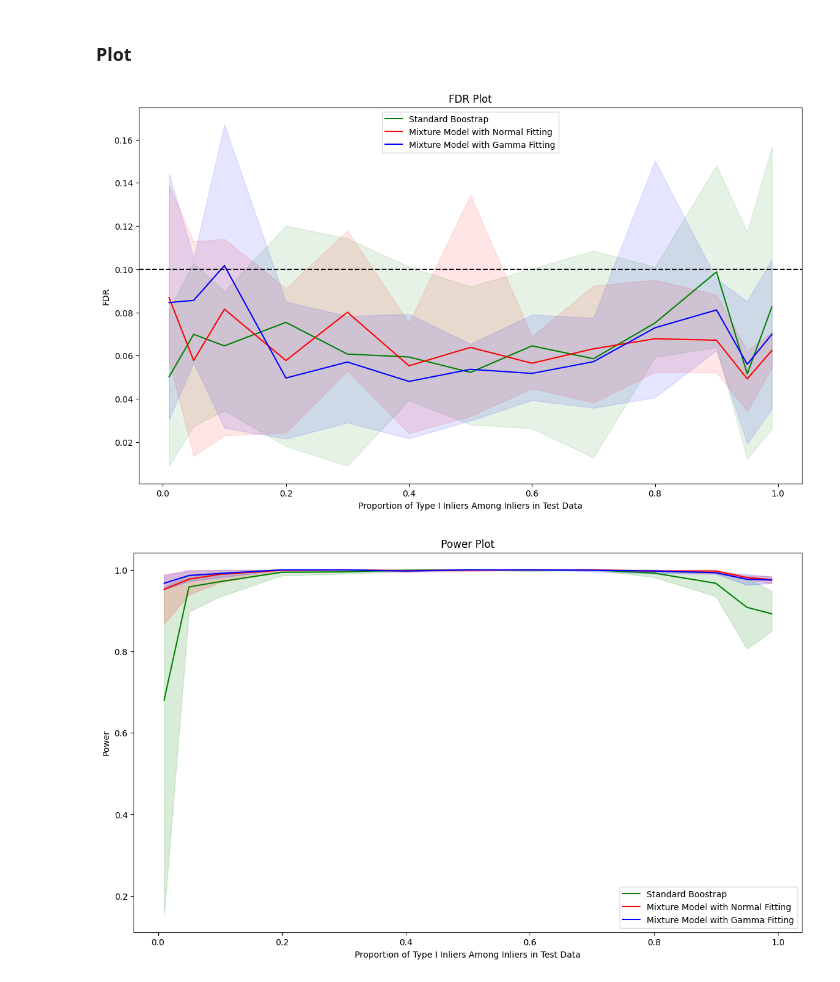
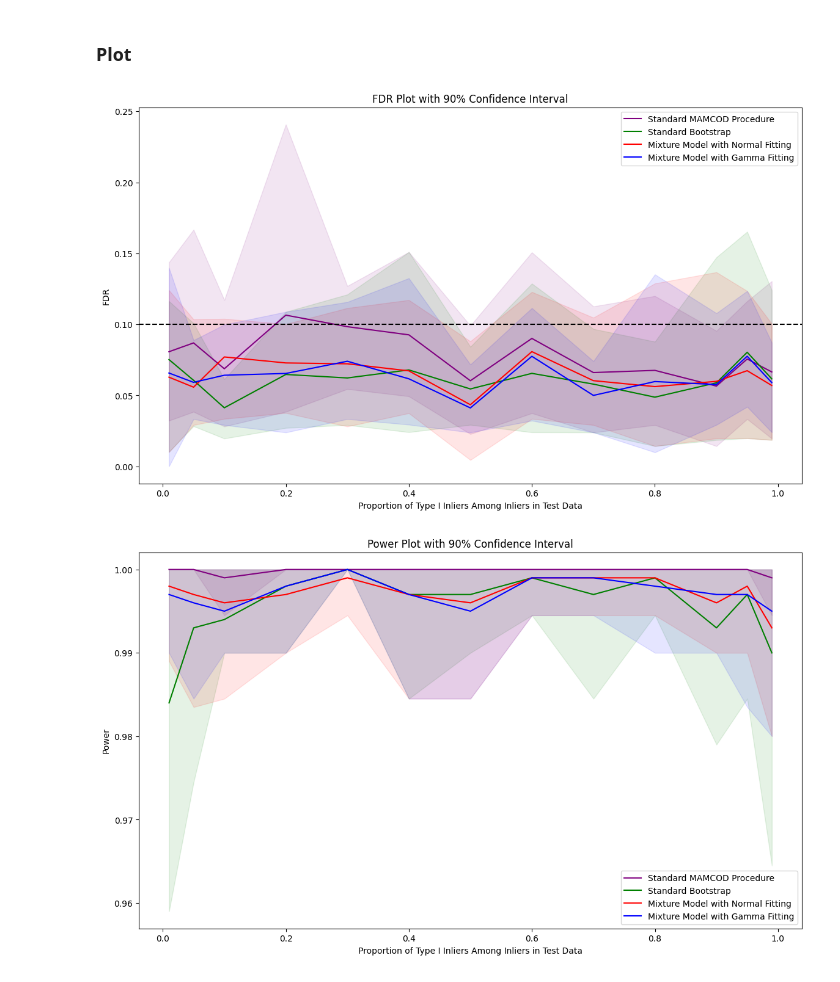
Before and after one commit to Des11111/Multi-Class-Outlier-Detection, a Jupyter notebook: notebooks/Main_Procedure_Pomegranated_SVM.ipynb, the cells around one changed output. Drawn from its saved outputs; the diff is of its cells as text; code cells hidden in the pictures.

```diff
--- a/notebooks/Main_Procedure_Pomegranated_SVM.ipynb
+++ b/notebooks/Main_Procedure_Pomegranated_SVM.ipynb
@@ -67,9 +63,9 @@ a_signal = 4
 # Training, Calibration, and Test data
 n_in_train = [500,500]
 n_in_cal = [500, 500]
-num_in_test = 1800
-n_in_test = [1710, 90]
-n_out_test = 200
+num_in_test = 900
+n_in_test = [855, 45]
+n_out_test = 100
 n_test = sum(n_in_test) + n_out_test
 
 # Calculate the proportions of each type of inliers in the calibration and test data
@@ -95,24 +91,28 @@ oneclass_classifier = OneClassSVM(gamma='auto')
 # %%
 # Store results
 mean_fdr = {
+    'MAMCOD': [],
     'standard_bootstrap': [],
     'normal': [],
     'gamma': []
 }
 
 ci_fdr = {
+    'MAMCOD': [],
     'standard_bootstrap': [],
     'normal': [],
     'gamma': []
 }
 
 mean_power = {
+    'MAMCOD': [],
     'standard_bootstrap': [],
     'normal': [],
     'gamma': []
 }
 
 ci_power = {
+    'MAMCOD': [],
     'standard_bootstrap': [],
     'normal': [],
     'gamma': []
@@ -214,44 +232,48 @@ for rho in rho_values:
 # %% [markdown]
 ### Plot
 # %%
-# Plotting FDR
 plt.figure(figsize=(14, 8))
 
-plt.plot(rho_values, mean_fdr['standard_bootstrap'], label='Standard Boostrap', color='g', linestyle='-')
-plt.fill_between(rho_values, [ci[0] for ci in ci_fdr['standard_bootstrap']], [ci[1] for ci in ci_fdr['standard_bootstrap']], color='g', alpha=0.1)
+plt.plot(rho_values, mean_fdr['MAMCOD'], label='Standard MAMCOD Procedure', color='purple', linestyle='-')
+plt.fill_between(rho_values, [ci[0] for ci in ci_fdr['MAMCOD']], [ci[1] for ci in ci_fdr['MAMCOD']], color='purple', alpha=0.1)
 
-plt.plot(rho_values, mean_fdr['normal'], label='Mixture Model with Normal Fitting', color='r', linestyle='-')
-plt.fill_between(rho_values, [ci[0] for ci in ci_fdr['normal']], [ci[1] for ci in ci_fdr['normal']], color='r', alpha=0.1)
+plt.plot(rho_values, mean_fdr['standard_bootstrap'], label='Standard Bootstrap', color='green', linestyle='-')
+plt.fill_between(rho_values, [ci[0] for ci in ci_fdr['standard_bootstrap']], [ci[1] for ci in ci_fdr['standard_bootstrap']], color='green', alpha=0.1)
 
-plt.plot(rho_values, mean_fdr['gamma'], label='Mixture Model with Gamma Fitting', color='b', linestyle='-')
-plt.fill_between(rho_values, [ci[0] for ci in ci_fdr['gamma']], [ci[1] for ci in ci_fdr['gamma']], color='b', alpha=0.1)
+plt.plot(rho_values, mean_fdr['normal'], label='Mixture Model with Normal Fitting', color='red', linestyle='-')
+plt.fill_between(rho_values, [ci[0] for ci in ci_fdr['normal']], [ci[1] for ci in ci_fdr['normal']], color='red', alpha=0.1)
+
+plt.plot(rho_values, mean_fdr['gamma'], label='Mixture Model with Gamma Fitting', color='blue', linestyle='-')
+plt.fill_between(rho_values, [ci[0] for ci in ci_fdr['gamma']], [ci[1] for ci in ci_fdr['gamma']], color='blue', alpha=0.1)
 
 plt.axhline(y=0.1, color='k', linestyle='--')
 
 plt.xlabel('Proportion of Type I Inliers Among Inliers in Test Data')
 plt.ylabel('FDR')
-plt.title('FDR Plot')
+plt.title('FDR Plot with 90% Confidence Interval')
 plt.legend()
 plt.show()
 # %% [output]
-[figure, old version]
+[figure, new version]
 # %%
-# Plotting Power
 plt.figure(figsize=(14, 8))
 
-plt.plot(rho_values, mean_power['standard_bootstrap'], label='Standard Boostrap', color='g', linestyle='-')
-plt.fill_between(rho_values, [ci[0] for ci in ci_power['standard_bootstrap']], [ci[1] for ci in ci_power['standard_bootstrap']], color='g', alpha=0.15)
+plt.plot(rho_values, mean_power['MAMCOD'], label='Standard MAMCOD Procedure', color='purple', linestyle='-')
+plt.fill_between(rho_values, [ci[0] for ci in ci_power['MAMCOD']], [ci[1] for ci in ci_power['MAMCOD']], color='purple', alpha=0.1)
 
-plt.plot(rho_values, mean_power['normal'], label='Mixture Model with Normal Fitting', color='r', linestyle='-')
-plt.fill_between(rho_values, [ci[0] for ci in ci_power['normal']], [ci[1] for ci in ci_power['normal']], color='r', alpha=0.15)
+plt.plot(rho_values, mean_power['standard_bootstrap'], label='Standard Bootstrap', color='green', linestyle='-')
+plt.fill_between(rho_values, [ci[0] for ci in ci_power['standard_bootstrap']], [ci[1] for ci in ci_power['standard_bootstrap']], color='green', alpha=0.1)
 
-plt.plot(rho_values, mean_power['gamma'], label='Mixture Model with Gamma Fitting', color='b', linestyle='-')
-plt.fill_between(rho_values, [ci[0] for ci in ci_power['gamma']], [ci[1] for ci in ci_power['gamma']], color='b', alpha=0.15)
+plt.plot(rho_values, mean_power['normal'], label='Mixture Model with Normal Fitting', color='red', linestyle='-')
+plt.fill_between(rho_values, [ci[0] for ci in ci_power['normal']], [ci[1] for ci in ci_power['normal']], color='red', alpha=0.1)
+
+plt.plot(rho_values, mean_power['gamma'], label='Mixture Model with Gamma Fitting', color='blue', linestyle='-')
+plt.fill_between(rho_values, [ci[0] for ci in ci_power['gamma']], [ci[1] for ci in ci_power['gamma']], color='blue', alpha=0.1)
 
 plt.xlabel('Proportion of Type I Inliers Among Inliers in Test Data')
 plt.ylabel('Power')
-plt.title('Power Plot')
+plt.title('Power Plot with 90% Confidence Interval')
 plt.legend()
 plt.show()
 # %% [output]
-[figure, old version]
+[figure, new version]
```
Also changed, not shown: parts of 2 cells of this notebook, 1 other file.
